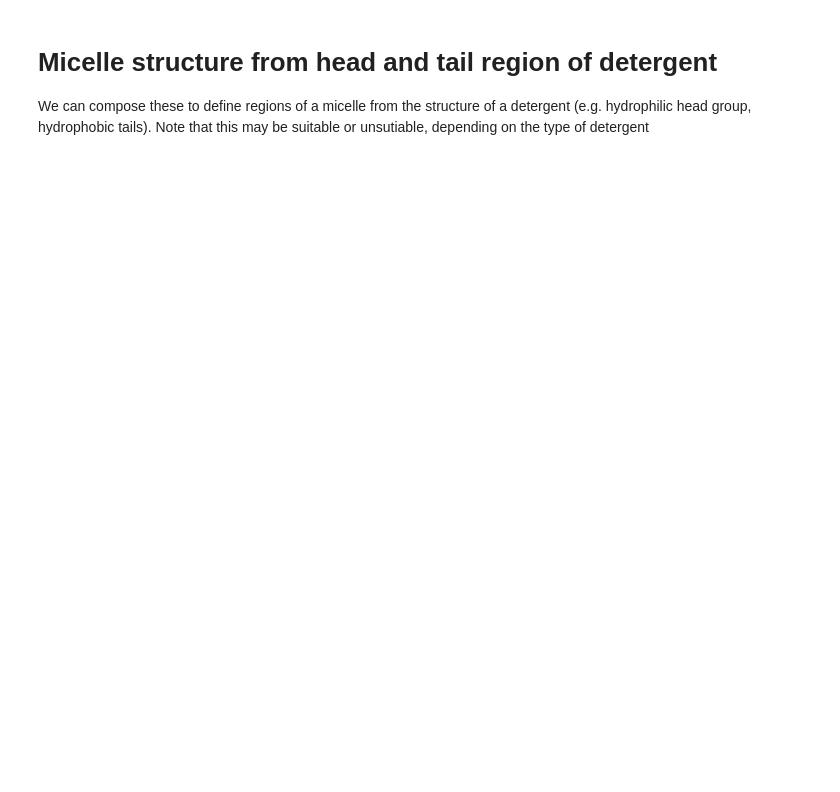
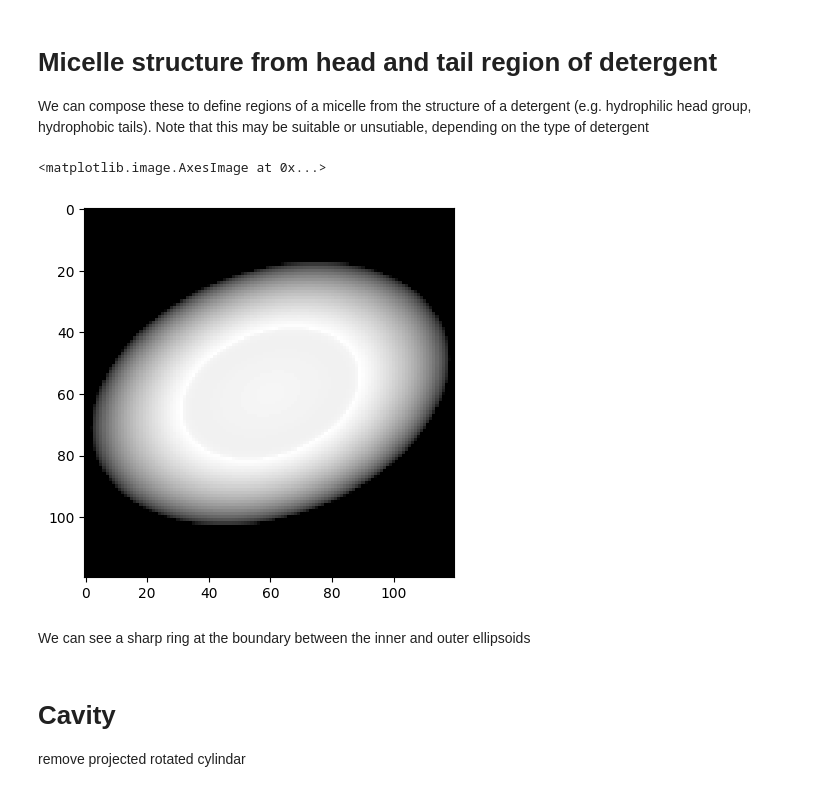
Before and after one commit to h-alvarenga/simSPI, a Jupyter notebook: notebooks/geometric_micelle.ipynb, the cells around one changed output. Cells and saved outputs as stored; diff of their text form; code cells hidden in the pictures; blank space fills up the shorter version.

Commit message:
simple micelle in notebook. some edge cases

```diff
--- a/notebooks/geometric_micelle.ipynb
+++ b/notebooks/geometric_micelle.ipynb
@@ -58,3 +78,26 @@ print(src_str)
 # %% [markdown]
 # Micelle structure from head and tail region of detergent
 We can compose these to define regions of a micelle from the structure of a detergent (e.g. hydrophilic head group, hydrophobic tails). Note that this may be suitable or unsutiable, depending on the type of detergent
+# %%
+def inner_outer_proj(a,b,c,r,inner_shell_ratio=0.8,shell_density_ratio=1):
+    proj_ellipsoid = geometric_micelle.project_rotated_ellipsoid(x_mesh,y_mesh,a,b,c,r)
+    proj_ellipsoid_inner = geometric_micelle.project_rotated_ellipsoid(x_mesh,y_mesh,
+                                                                   a*inner_shell_ratio,
+                                                                   b*inner_shell_ratio,
+                                                                   c*inner_shell_ratio,
+                                                                   r)
+
+    shell = proj_ellipsoid-proj_ellipsoid_inner
+    micelle = shell_density_ratio*shell + proj_ellipsoid_inner
+    return micelle
+# %%
+micelle = inner_outer_proj(a,b,c,r,inner_shell_ratio=0.5,shell_density_ratio=1.5)
+plt.imshow(micelle,cmap='gray')
+# %% [output]
+<matplotlib.image.AxesImage at 0x...>
+[figure, added]
+# %% [markdown]
+We can see a sharp ring at the boundary between the inner and outer ellipsoids
+# %% [markdown]
+# Cavity
+remove projected rotated cylindar
```
Also changed, not shown: parts of 29 cells of this notebook, 1 other file.
